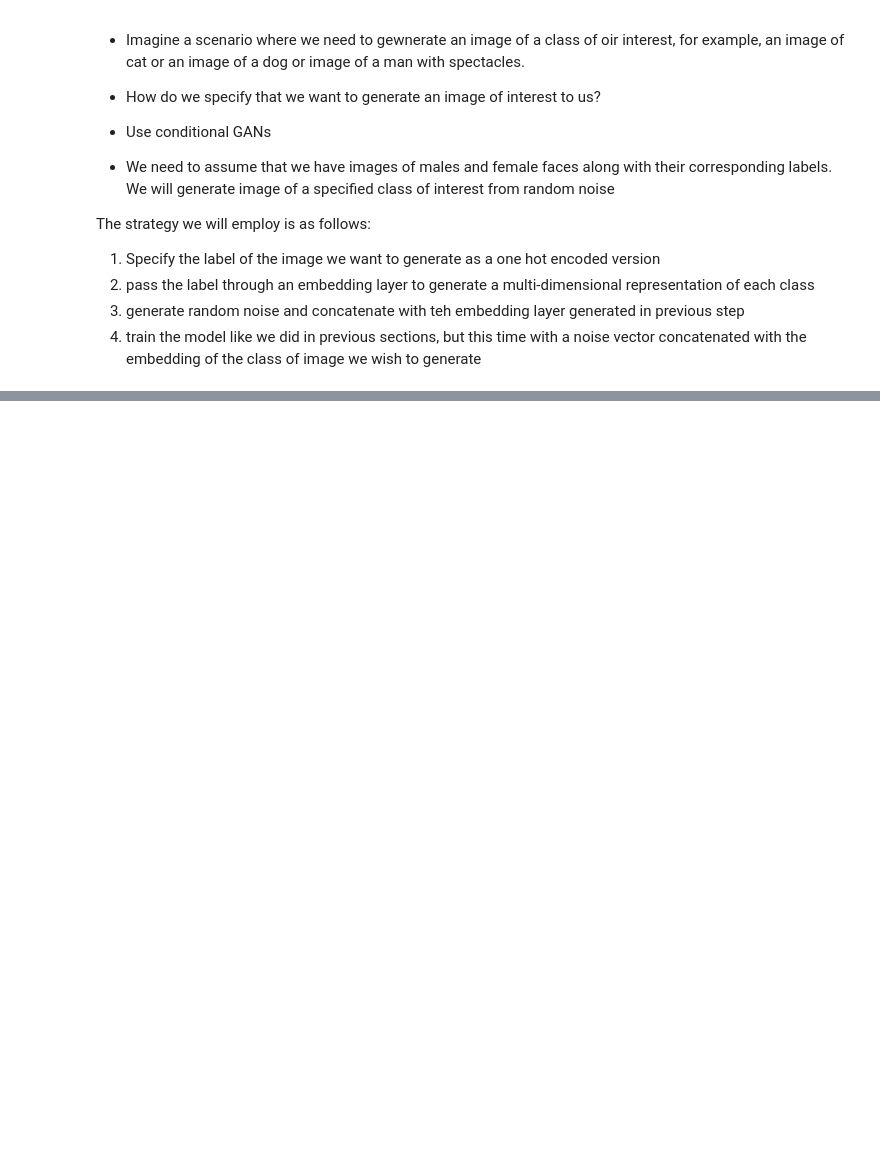
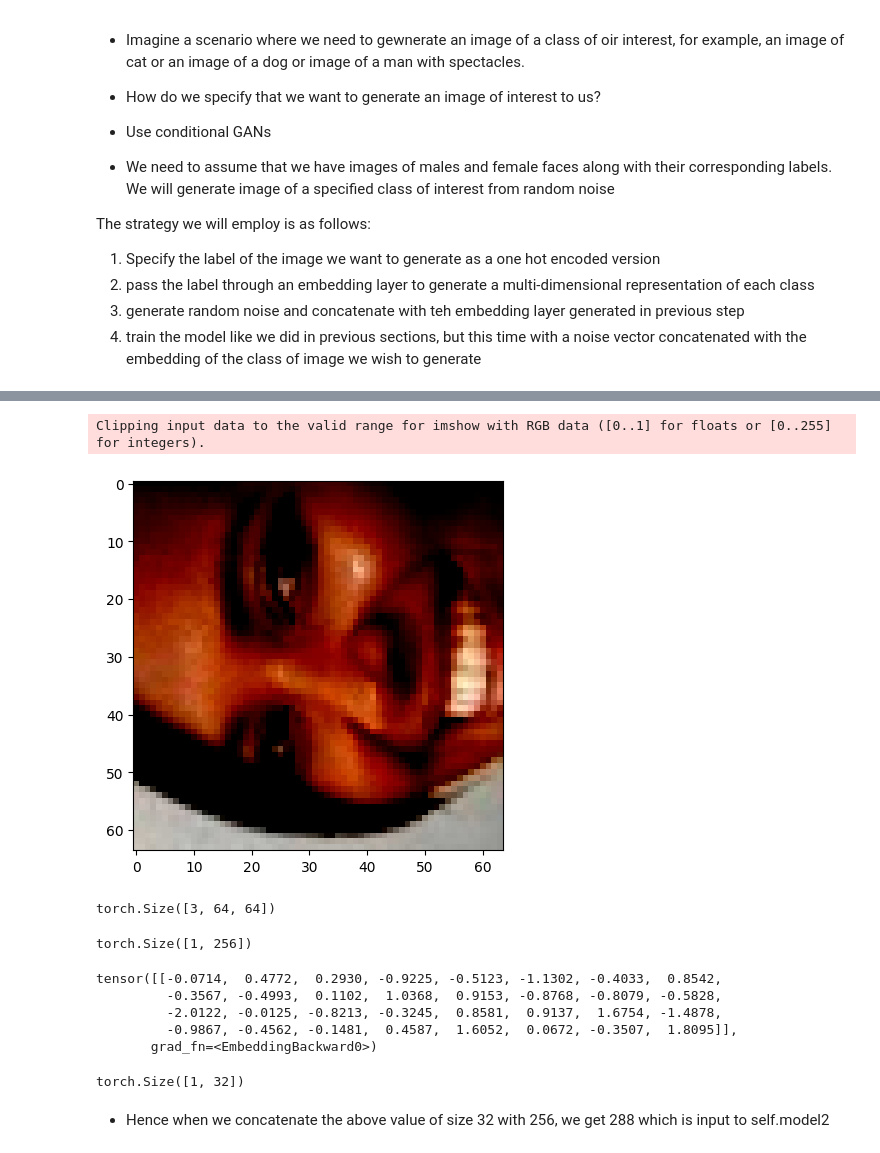
Before and after one commit to mrajancsr/computer-vision, a Jupyter notebook: neptunevision/generative_advesarial_network/image_generation_using_gans.ipynb, the cells around one changed output, grey strips where cells are left out. Cells and saved outputs as stored; diff of their text form; code cells hidden in the pictures; blank space fills up the shorter version.

```diff
--- a/neptunevision/generative_advesarial_network/image_generation_using_gans.ipynb
+++ b/neptunevision/generative_advesarial_network/image_generation_using_gans.ipynb
@@ -959,0 +960,21 @@ nn.Conv2d()
+# %%
+import cv2
+import glob
+from PIL import Image
+folder = os.path.join(os.getcwd(), 'datasets', 'male_female_faces')
+females = glob.glob(folder + '/females/*.jpg')
+males = glob.glob(folder+'/males/*.jpg')
+# crop the images so that we retain only the face and discard additional details in an image
+# use cascade filter in opencv
+face_cascade = cv2.CascadeClassifier(cv2.data.haarcascades + 'haarcascade_frontalface_default.xml')
+
+def crop_images(folder_name):
+    file_list = glob.glob(folder + '/' + folder_name + '/*.jpg')
+    for idx, file in enumerate(file_list):
+        img = ts.read(file, 1)
+        grey = cv2.cvtColor(img, cv2.COLOR_BGR2GRAY)
+        faces = face_cascade.detectMultiScale(grey, 1.3, 5)
+        for (x,y,w,h) in faces:
+            img2 = img[y:(y+h), x: (x+w), :]
+        cv2.imwrite(folder+'/cropped_faces/' + folder_name + '/' + str(idx)+'.jpg',
+                    cv2.cvtColor(img2, cv2.COLOR_RGB2BGR))
@@ -959,0 +1078,33 @@ nn.Conv2d()
+# %%
+ds = Faces(folders=['females', 'males'], transform=transform)
+# %%
+x, y = ds[0]
+# %%
+import matplotlib.pyplot as plt
+plt.imshow(x.permute(2, 1, 0));
+# %% [output]
+Clipping input data to the valid range for imshow with RGB data ([0..1] for floats or [0..255] for integers).
+[figure, added]
+# %%
+d = Discriminator()
+x.shape
+# %% [output]
+torch.Size([3, 64, 64])
+# %%
+d.model(x.view(-1, 3, 64, 64)).shape
+# %% [output]
+torch.Size([1, 256])
+# %%
+d.label_embeddings(torch.tensor([0]))
+# %% [output]
+tensor([[-0.0714,  0.4772,  0.2930, -0.9225, -0.5123, -1.1302, -0.4033,  0.8542,
+         -0.3567, -0.4993,  0.1102,  1.0368,  0.9153, -0.8768, -0.8079, -0.5828,
+         -2.0122, -0.0125, -0.8213, -0.3245,  0.8581,  0.9137,  1.6754, -1.4878,
+         -0.9867, -0.4562, -0.1481,  0.4587,  1.6052,  0.0672, -0.3507,  1.8095]],
+       grad_fn=<EmbeddingBackward0>)
+# %%
+d.label_embeddings(torch.tensor([0])).shape
+# %% [output]
+torch.Size([1, 32])
+# %% [markdown]
+- Hence when we concatenate the above value of size 32 with 256, we get 288 which is input to self.model2
```
Also changed, not shown: parts of 16 cells of this notebook, 5 other files.
